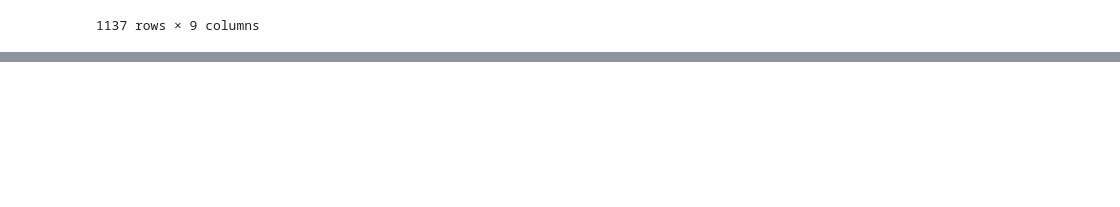
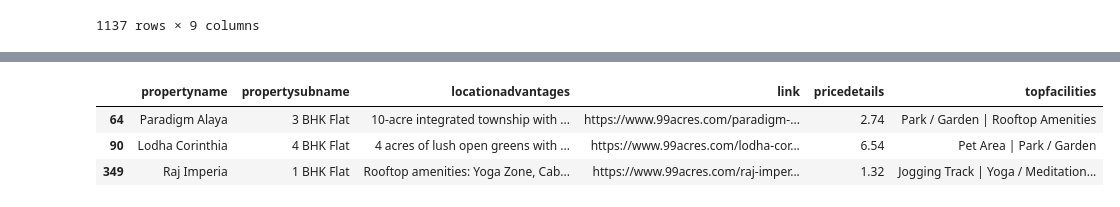
Before and after one commit to ShlokBagwe/Realytics-End-to-End-Real-Estate-Intelligence-Platform, a Jupyter notebook: Real_Estate_Data_Merge.ipynb, the cells around one changed output, grey strips where cells are left out. Saved outputs shown, nothing was run; the diff lists cells and outputs as text; code cells hidden in the pictures; blank space fills up the shorter version.

```diff
--- a/Real_Estate_Data_Merge.ipynb
+++ b/Real_Estate_Data_Merge.ipynb
@@ -179,0 +199,7 @@ new_df.to_csv('cleaned_multiple_BHK_real_estate.csv', index=False)
+# %%
+new_df.sample(3)
+# %% [output]
+|  | propertyname | propertysubname | locationadvantages | link | pricedetails | topfacilities |
+| 64 | Paradigm Alaya | 3 BHK Flat | 10-acre integrated township with ... | https://www.99acres.com/paradigm-... | 2.74 | Park / Garden | Rooftop Amenities |
+| 90 | Lodha Corinthia | 4 BHK Flat | 4 acres of lush open greens with ... | https://www.99acres.com/lodha-cor... | 6.54 | Pet Area | Park / Garden |
+| 349 | Raj Imperia | 1 BHK Flat | Rooftop amenities: Yoga Zone, Cab... | https://www.99acres.com/raj-imper... | 1.32 | Jogging Track | Yoga / Meditation... |
```
Also changed, not shown: parts of 9 cells of this notebook.
